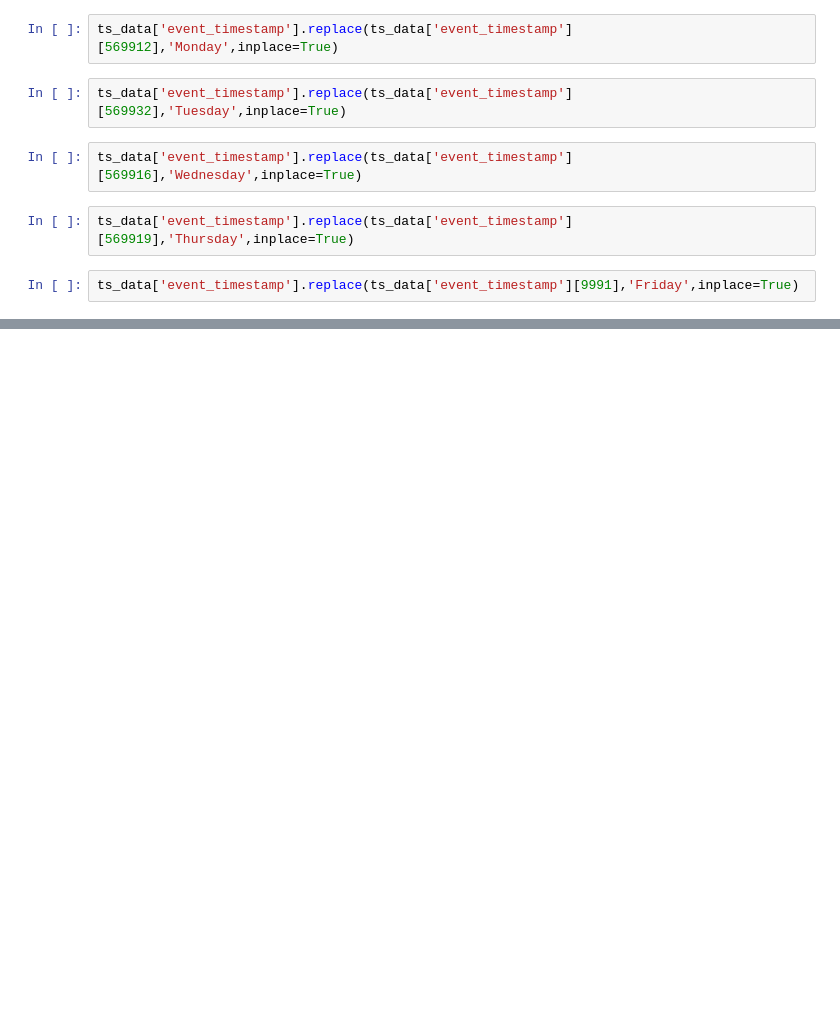
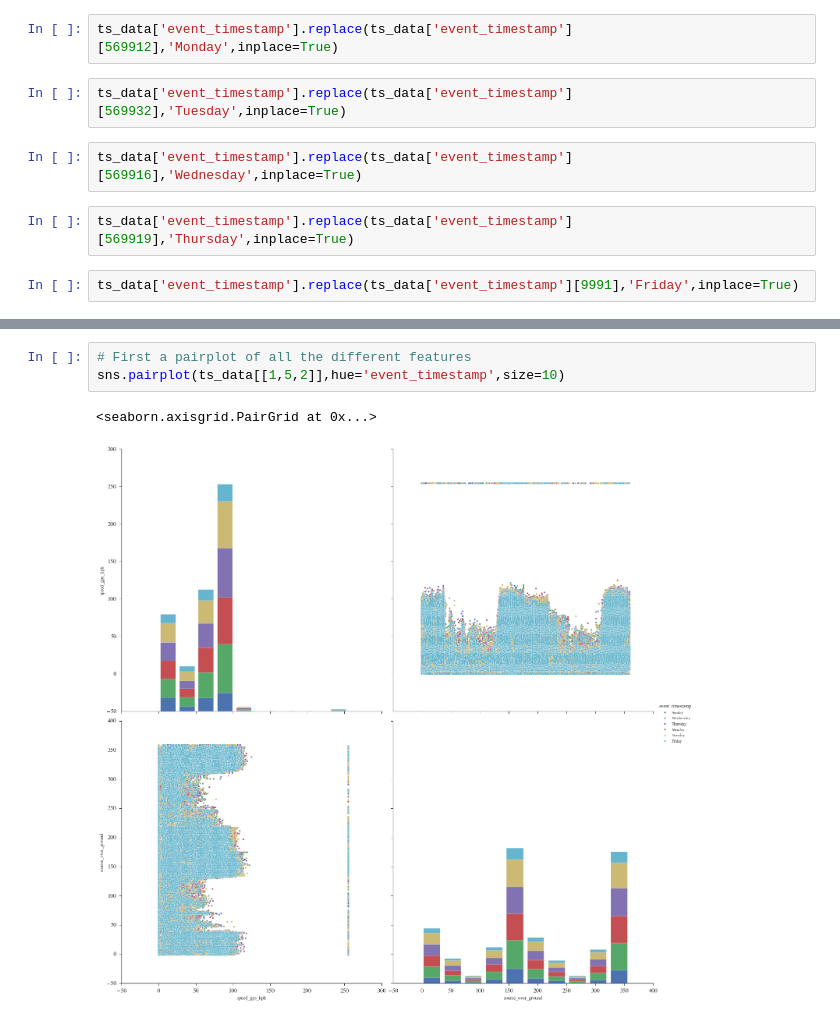
Before and after one commit to EROADdataAnalysis/EROAD, a Jupyter notebook: Project 3 Zack and Adrian.ipynb, the cells around one changed output, grey strips where cells are left out. Cells and saved outputs as stored; diff of their text form; blank space fills up the shorter version.

```diff
--- a/Project 3 Zack and Adrian.ipynb
+++ b/Project 3 Zack and Adrian.ipynb
@@ -158,0 +209,6 @@ ts_data
+# %%
+# First a pairplot of all the different features
+sns.pairplot(ts_data[[1,5,2]],hue='event_timestamp',size=10)
+# %% [output]
+<seaborn.axisgrid.PairGrid at 0x...>
+[figure, added]
```
Also changed, not shown: parts of 24 cells of this notebook.
